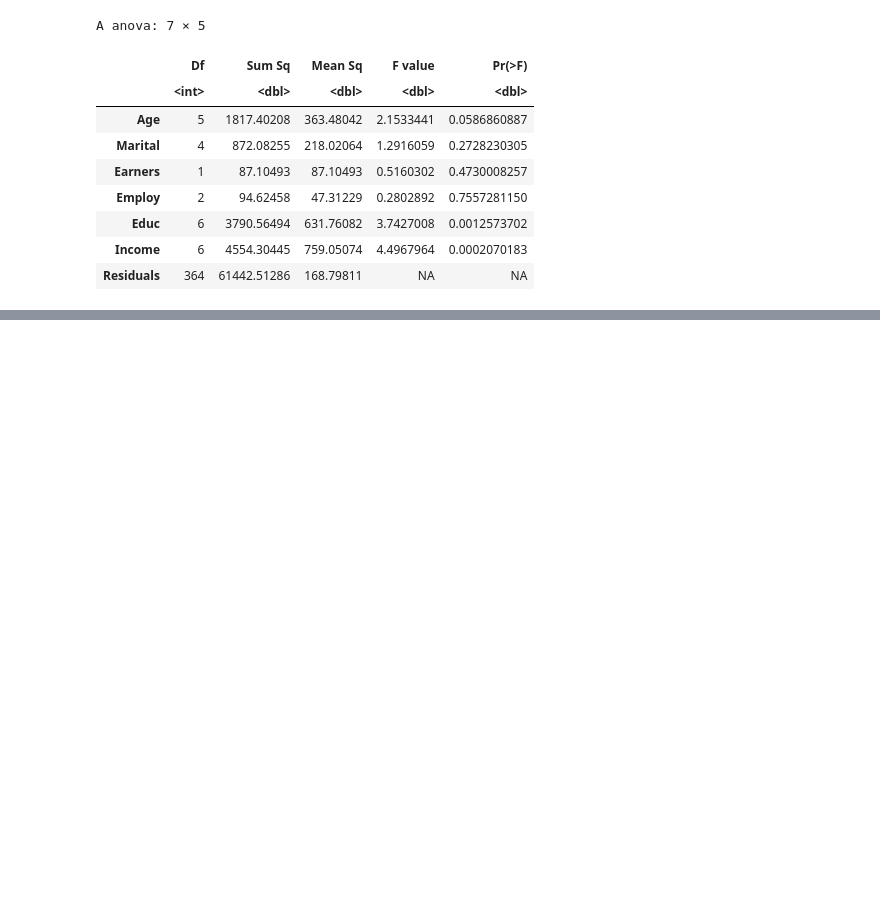
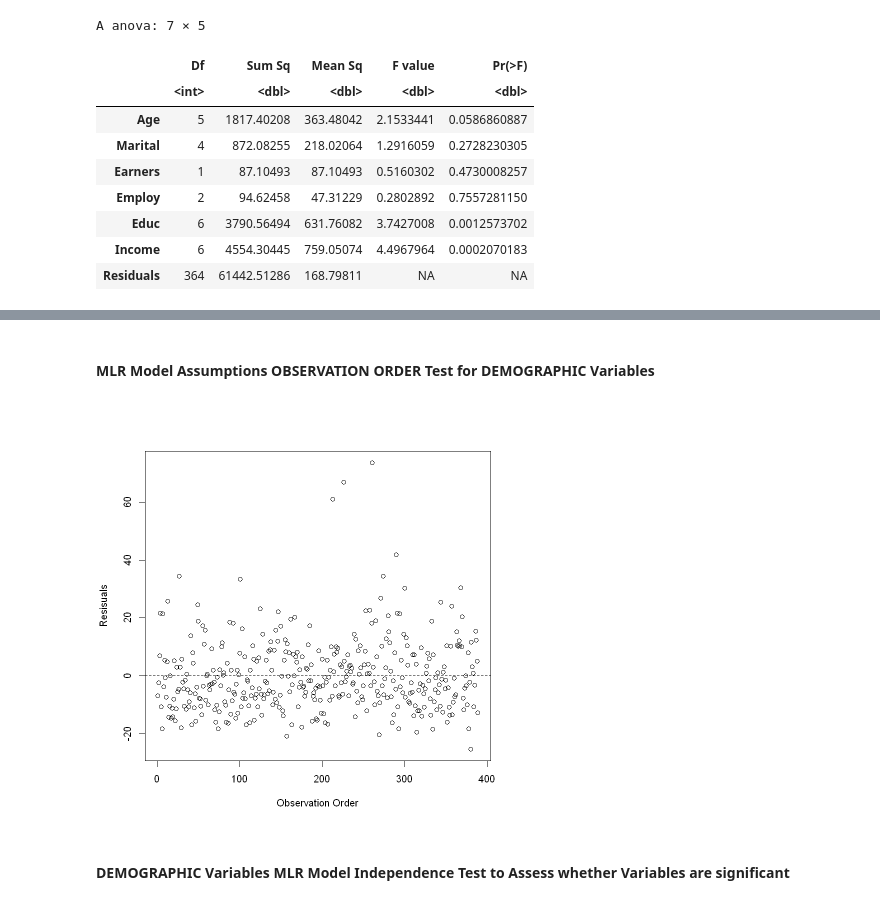
Before and after one commit to Dahmelawlah/Jeans-Market-Research, a Jupyter notebook: Jeans_Market_Research.ipynb, the cells around one changed output, grey strips where cells are left out. Cells and saved outputs as stored; diff of their text form; code cells hidden in the pictures; blank space fills up the shorter version.

```diff
--- a/Jeans_Market_Research.ipynb
+++ b/Jeans_Market_Research.ipynb
@@ -686,0 +709,10 @@ A anova: 7 × 5
+# %% [markdown]
+#### MLR Model Assumptions OBSERVATION ORDER Test for DEMOGRAPHIC Variables
+# %%
+jean_demographic.res = resid(jean_demographic.lm)
+plot (seq(1,length(jean_demographic.res),1),jean_demographic.res,xlab="Observation Order", ylab="Resisuals")
+abline(h=0,lty=2)
+# %% [output]
+[figure, added]
+# %% [markdown]
+#### DEMOGRAPHIC Variables MLR Model Independence Test to Assess whether Variables are significant
```
Also changed, not shown: parts of 31 cells of this notebook.
